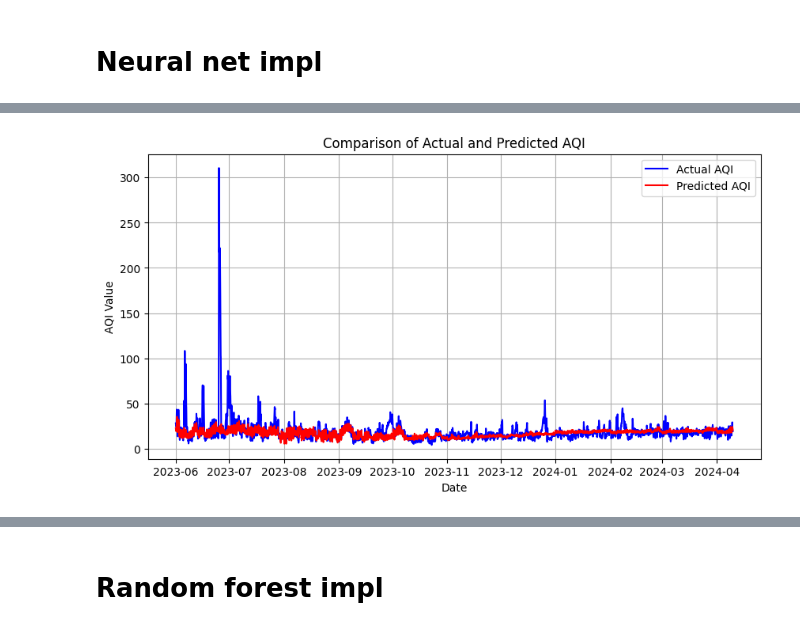
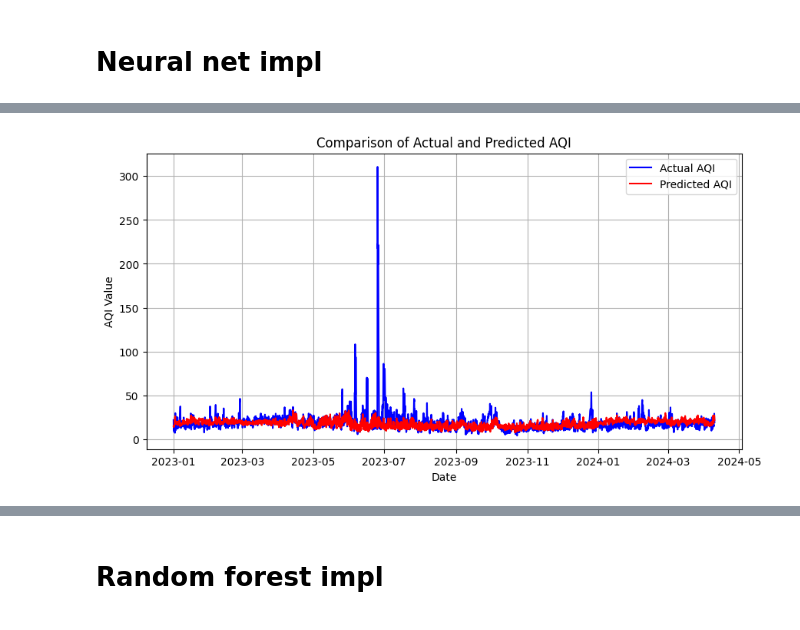
Before and after one commit to Magellol/montreal-aqi-predictions, a Jupyter notebook: index.ipynb, the cells around one changed output, grey strips where cells are left out. Saved outputs shown, nothing was run; the diff lists cells and outputs as text; code cells hidden in the pictures.

```diff
--- a/index.ipynb
+++ b/index.ipynb
@@ -238,6 +237,12 @@ merged
 # %%
-split_date_valid = pd.Timestamp('2022-01-01')
-split_date_test = pd.Timestamp('2023-06-01')
+
+# Train data goes from FIRST_DAY (~2016) to 2021-05-31
+split_date_valid = pd.Timestamp('2021-06-01')
+
+# Validation data goes from 2021-06-01 to 2022-12-31
+split_date_test = pd.Timestamp('2023-01-01')
+
+# Test data goes from 2023-01-01 to LAST_DAY
 
 train_idx = merged['datetime'] < split_date_valid
 valid_idx = (merged['datetime'] >= split_date_valid) & (merged['datetime'] < split_date_test)
@@ -273,11 +274,11 @@ dls = TabularPandas(
   merged,
   procs=[Normalize],
   cat_names=[],
-  cont_names=['year', 'month', 'day', 'weekday', 'hour', "precip", "temp"],
+  cont_names=['year', 'month', 'day', 'weekday', 'hour', "precip", "temp", "rel_humid"],
   y_names=['valeur'],
   splits=(train_idxs, valid_idxs),
   y_block=RegressionBlock()
-).dataloaders(500)
+).dataloaders(bs=250)
 
 dls.show_batch()
 # %% [output]
@@ -295,7 +296,7 @@ dls.show_batch()
 # %% [markdown]
 # Neural net impl
 # %%
-learn = tabular_learner(dls, metrics=mae, layers=[10, 10])
+learn = tabular_learner(dls, metrics=mae, layers=[50, 50])
 # %%
 learn.lr_find(suggest_funcs=[valley, slide])
 # %% [output]
@@ -305,4 +306,4 @@ SuggestedLRs(valley=0.033113110810518265, slide=6.309573450380412e-07)
 # %%
-learn.fit_one_cycle(10, 0.01)
+learn.fit_one_cycle(20, 0.001)
 # %% [output]
 | epoch | train_loss | valid_loss | mae | time |
@@ -345,6 +352,11 @@ TensorBase(4.8959)
 # %%
+def mk_analysis_df(df, preds):
+  return pd.DataFrame({'datetime': df['datetime'],
+              'Actual': df['valeur'],
+              'Predicted': preds })
+
 analysis_df = mk_analysis_df(df_test, preds.flatten())
 
 plot_preds(analysis_df)
 # %% [output]
-[figure, old version]
+[figure, new version]
```
Also changed, not shown: parts of 20 cells of this notebook.
